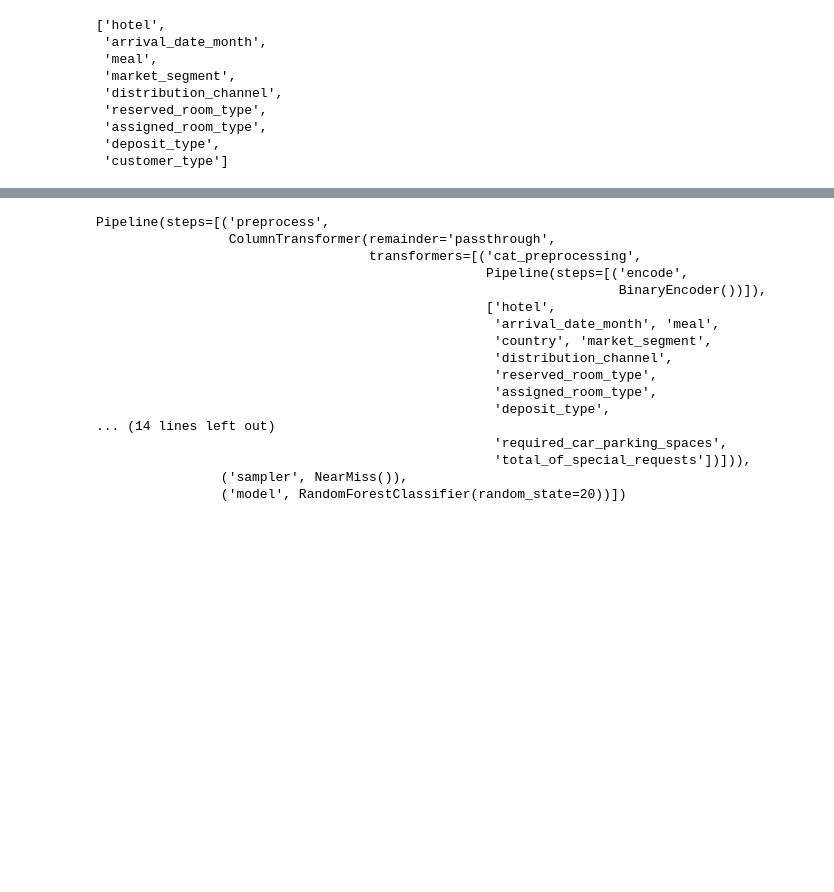
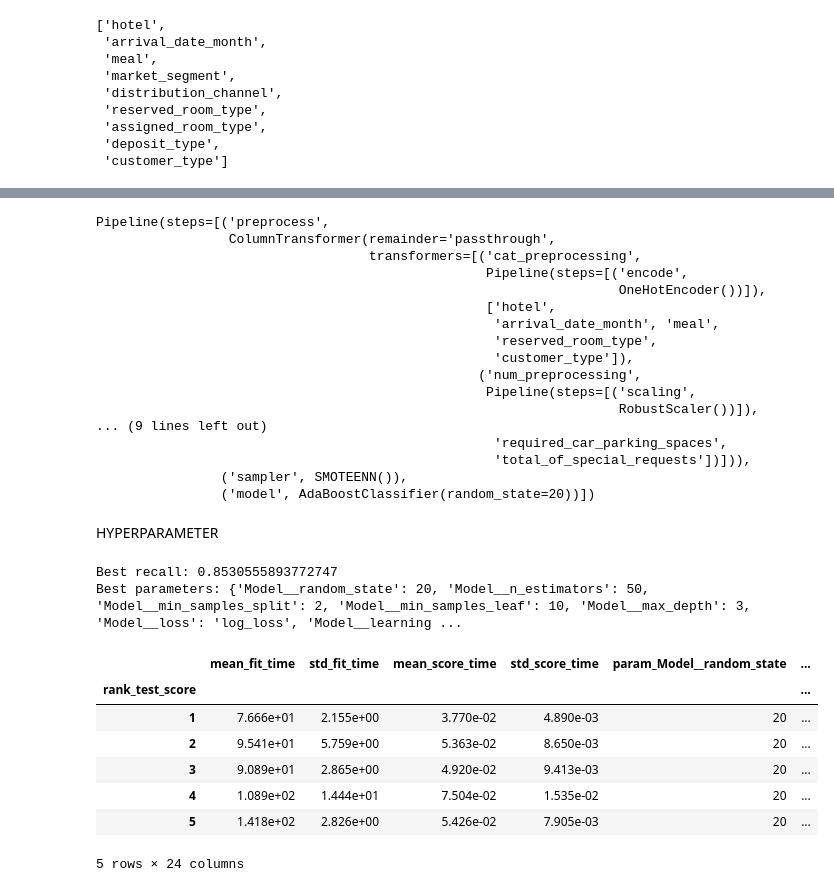
Before and after one commit to alhamfebian/pwdk-final-project-jcds, a Jupyter notebook: HotelDemandBooking.ipynb, the cells around one changed output, grey strips where cells are left out. Drawn from its saved outputs; the diff is of its cells as text; code cells hidden in the pictures; blank space fills up the shorter version.

```diff
--- a/HotelDemandBooking.ipynb
+++ b/HotelDemandBooking.ipynb
@@ -1311,20 +1313,84 @@ Confusion Matrix:
 # %%
+pipeline = search_model.best_estimator_
 pipeline.fit(X_train, y_train)
 # %% [output]
 Pipeline(steps=[('preprocess',
                  ColumnTransformer(remainder='passthrough',
                                    transformers=[('cat_preprocessing',
                                                   Pipeline(steps=[('encode',
-                                                                   BinaryEncoder())]),
+                                                                   OneHotEncoder())]),
                                                   ['hotel',
                                                    'arrival_date_month', 'meal',
-                                                   'country', 'market_segment',
-                                                   'distribution_channel',
                                                    'reserved_room_type',
-                                                   'assigned_room_type',
-                                                   'deposit_type',
-... (14 lines left out)
+                                                   'customer_type']),
+                                                 ('num_preprocessing',
+                                                  Pipeline(steps=[('scaling',
+                                                                   RobustScaler())]),
+... (9 lines left out)
                                                    'required_car_parking_spaces',
                                                    'total_of_special_requests'])])),
-                ('sampler', NearMiss()),
-                ('model', RandomForestClassifier(random_state=20))])
+                ('sampler', SMOTEENN()),
+                ('model', AdaBoostClassifier(random_state=20))])
+# %% [markdown]
+HYPERPARAMETER
+# %%
+from imblearn.pipeline import Pipeline  # make sure this is from imblearn, not sklearn
+from sklearn.ensemble import GradientBoostingClassifier
+from imblearn.combine import SMOTEENN
+from sklearn.model_selection import RandomizedSearchCV, StratifiedKFold
+
+# Define the pipeline with correct order: preprocessing → sampler → model
+pipeline = Pipeline([
+    ('preprocess', transformer),
+    ('sampler', SMOTEENN(random_state=20)),
+    ('Model', GradientBoostingClassifier(random_state=20))  # model must be last
+])
+
+# Parameter grid for RandomizedSearchCV
+param_grid = {
+    'Model__n_estimators': [50, 100, 200],
+    'Model__learning_rate': [0.01, 0.1, 1, 10],
+    'Model__max_depth': [3, 5, 7],
+    'Model__min_samples_leaf': [3, 5, 10],
+    'Model__min_samples_split': [2, 4, 6],
+    'Model__loss': ['log_loss', 'exponential'],
+    'Model__random_state': [20]
+}
+
+# Cross-validation
+skfold = StratifiedKFold(n_splits=10, shuffle=True, random_state=10)
+
+# Randomized Search
+RD_Tuning = RandomizedSearchCV(
+    pipeline,
+    param_distributions=param_grid,
+    cv=skfold,
+    scoring='recall',
+    n_jobs=-1,
+    n_iter=10,
+    error_score="raise",
+    random_state=20
+)
+
+# Fit
+RD_Tuning.fit(X_train, y_train)
+
+# Results
+print("Best recall:", RD_Tuning.best_score_)
+print("Best parameters:", RD_Tuning.best_params_)
+
+# CV Results DataFrame
+import pandas as pd
+results_df = pd.DataFrame(RD_Tuning.cv_results_).sort_values(by='rank_test_score').set_index('rank_test_score')
+results_df.head()
+# %% [output]
+Best recall: 0.8530555893772747
+Best parameters: {'Model__random_state': 20, 'Model__n_estimators': 50, 'Model__min_samples_split': 2, 'Model__min_samples_leaf': 10, 'Model__max_depth': 3, 'Model__loss': 'log_loss', 'Model__learning ...
+|  | mean_fit_time | std_fit_time | mean_score_time | std_score_time | param_Model__random_state | ... |
+| rank_test_score |  |  |  |  |  | ... |
+| 1 | 7.666e+01 | 2.155e+00 | 3.770e-02 | 4.890e-03 | 20 | ... |
+| 2 | 9.541e+01 | 5.759e+00 | 5.363e-02 | 8.650e-03 | 20 | ... |
+| 3 | 9.089e+01 | 2.865e+00 | 4.920e-02 | 9.413e-03 | 20 | ... |
+| 4 | 1.089e+02 | 1.444e+01 | 7.504e-02 | 1.535e-02 | 20 | ... |
+| 5 | 1.418e+02 | 2.826e+00 | 5.426e-02 | 7.905e-03 | 20 | ... |
+5 rows × 24 columns
```
Also changed, not shown: parts of 11 cells of this notebook.
